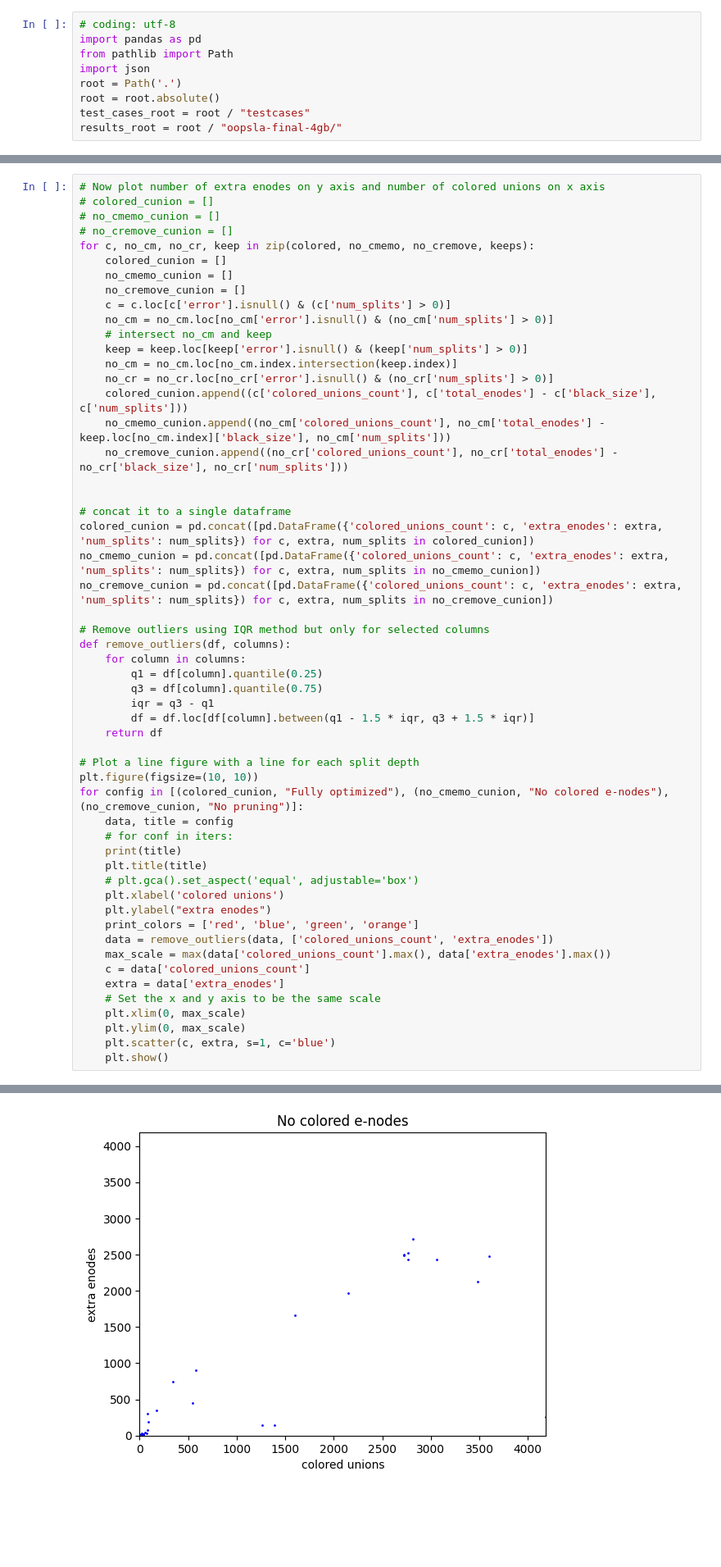
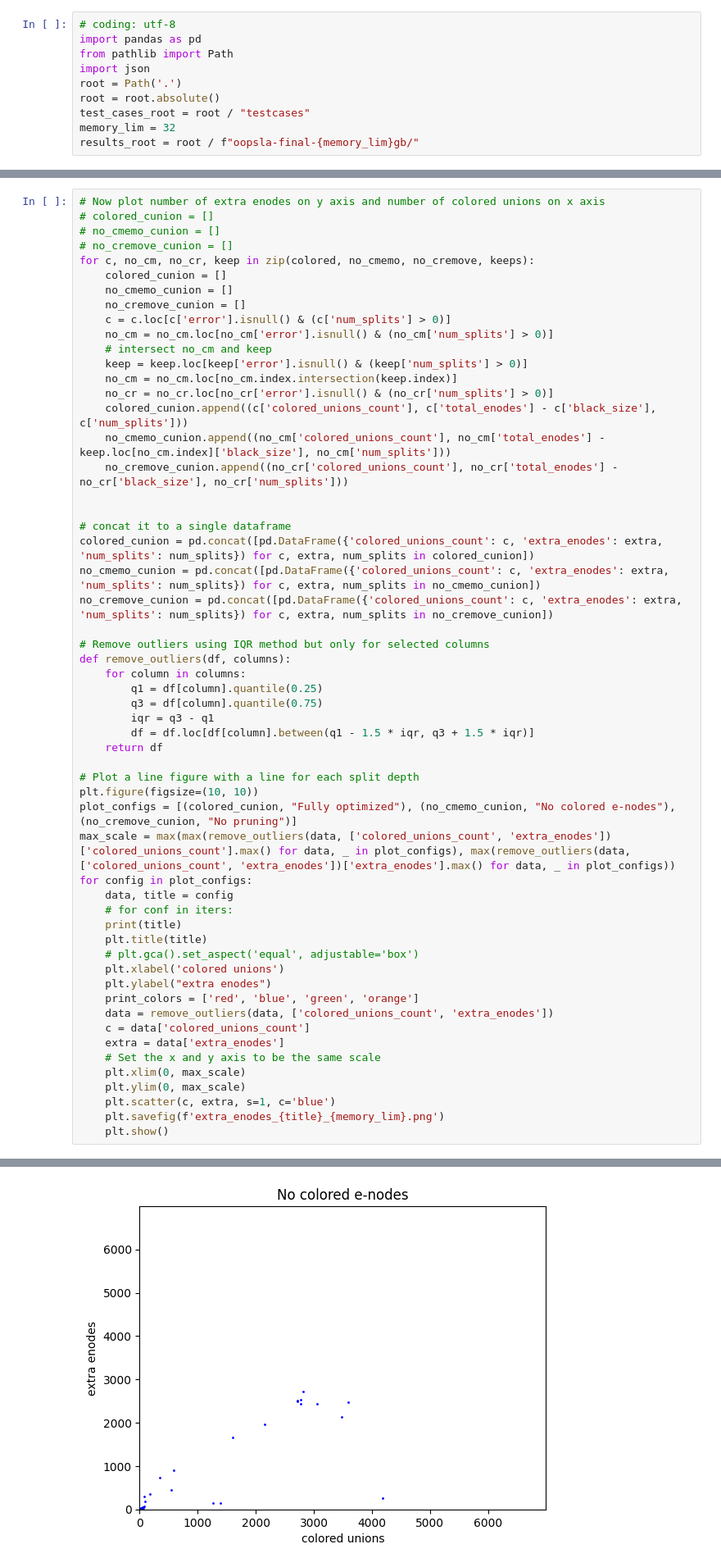
Before and after one commit to eytans/TheSy, a Jupyter notebook: experiments/cvc4_newth_alltogether/process_results.ipynb, the cells around one changed output, grey strips where cells are left out. Shown at 82% size. Drawn from its saved outputs; the diff is of its cells as text; blank space fills up the shorter version.

```diff
--- a/experiments/cvc4_newth_alltogether/process_results.ipynb
+++ b/experiments/cvc4_newth_alltogether/process_results.ipynb
@@ -6,7 +6,8 @@ import json
 root = Path('.')
 root = root.absolute()
 test_cases_root = root / "testcases"
-results_root = root / "oopsla-final-4gb/"
+memory_lim = 32
+results_root = root / f"oopsla-final-{memory_lim}gb/"
 # %%
 print("root: ", root)
 print("test_cases_root: ", test_cases_root)
@@ -458,7 +460,9 @@ def remove_outliers(df, columns):
 
 # Plot a line figure with a line for each split depth
 plt.figure(figsize=(10, 10))
-for config in [(colored_cunion, "Fully optimized"), (no_cmemo_cunion, "No colored e-nodes"), (no_cremove_cunion, "No pruning")]:
+plot_configs = [(colored_cunion, "Fully optimized"), (no_cmemo_cunion, "No colored e-nodes"), (no_cremove_cunion, "No pruning")]
+max_scale = max(max(remove_outliers(data, ['colored_unions_count', 'extra_enodes'])['colored_unions_count'].max() for data, _ in plot_configs), max(remove_outliers(data, ['colored_unions_count', 'extra_enodes'])['extra_enodes'].max() for data, _ in plot_configs))
+for config in plot_configs:
     data, title = config
     # for conf in iters:
     print(title)
@@ -468,13 +472,13 @@ for config in [(colored_cunion, "Fully optimized"), (no_cmemo_cunion, "No colore
     plt.ylabel("extra enodes")
     print_colors = ['red', 'blue', 'green', 'orange']
     data = remove_outliers(data, ['colored_unions_count', 'extra_enodes'])
-    max_scale = max(data['colored_unions_count'].max(), data['extra_enodes'].max())
     c = data['colored_unions_count']
     extra = data['extra_enodes']
     # Set the x and y axis to be the same scale
     plt.xlim(0, max_scale)
     plt.ylim(0, max_scale)
     plt.scatter(c, extra, s=1, c='blue')
+    plt.savefig(f'extra_enodes_{title}_{memory_lim}.png')
     plt.show()
 # %% [output]
 Fully optimized
@@ -482,5 +486,5 @@ Fully optimized
 No colored e-nodes
-[figure, old version]
+[figure, new version]
 No pruning
 [figure]
 # %%
```
Also changed, not shown: parts of 12 cells of this notebook.
